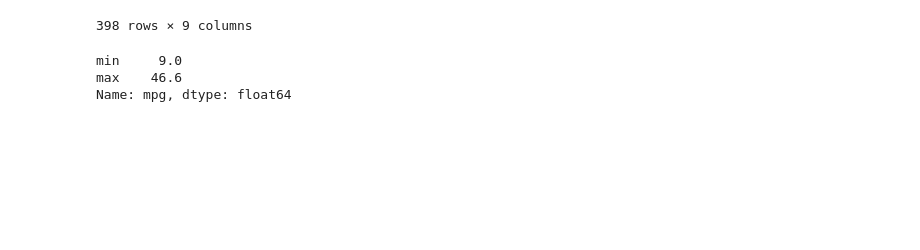
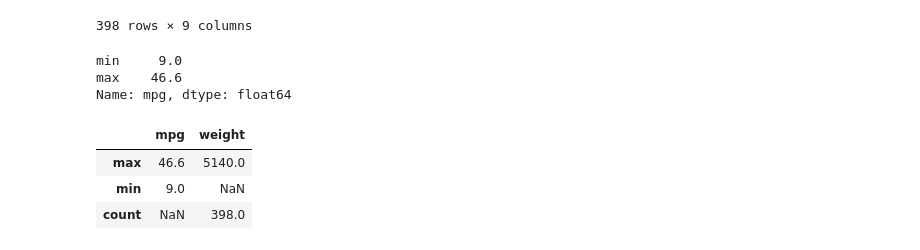
Before and after one commit to JovanTTT/MachineLearning-Course, a Jupyter notebook: Pandas.ipynb, the cells around one changed output. Saved outputs shown, nothing was run; the diff lists cells and outputs as text; code cells hidden in the pictures; blank space fills up the shorter version.

```diff
--- a/Pandas.ipynb
+++ b/Pandas.ipynb
@@ -1602,4 +1602,9 @@ min     9.0
 max    46.6
 Name: mpg, dtype: float64
 # %%
-df.agg({'mpg' : ['max', 'min'], 'weight' : ['']})
+df.agg({'mpg' : ['max', 'min'], 'weight' : ['count', 'max']})
+# %% [output]
+|  | mpg | weight |
+| max | 46.6 | 5140.0 |
+| min | 9.0 | NaN |
+| count | NaN | 398.0 |
```
